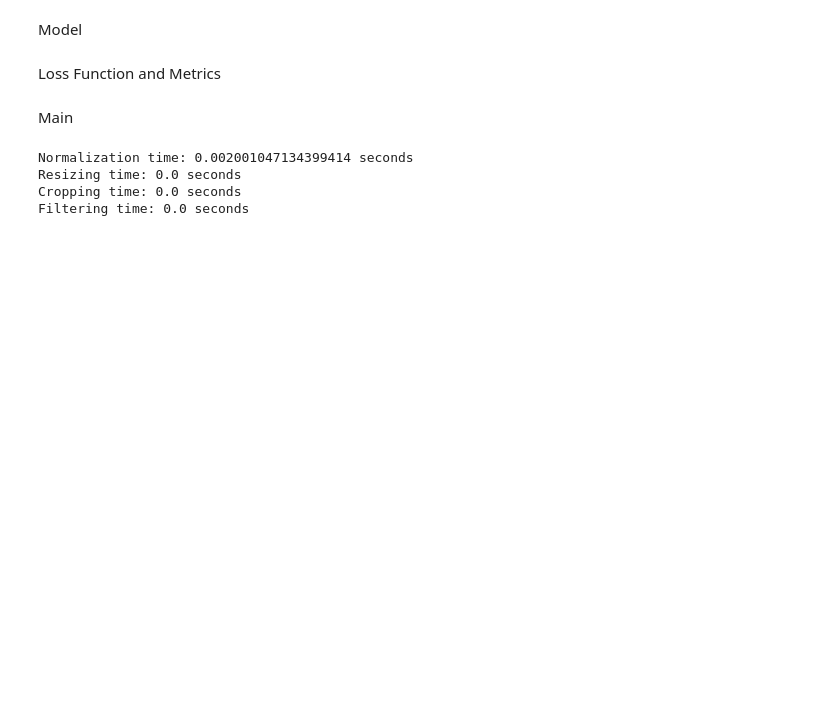
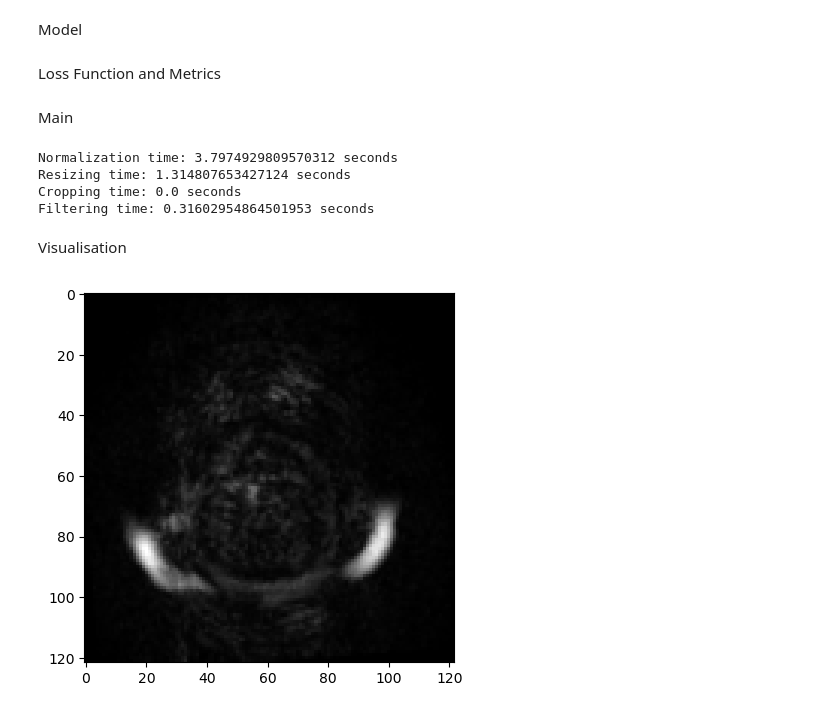
Before and after one commit to asif-jc/H-DenseUNet-CNN, a Jupyter notebook: H-DenseUNet.ipynb, the cells around one changed output. Drawn from its saved outputs; the diff is of its cells as text; code cells hidden in the pictures; blank space fills up the shorter version.

```diff
--- a/H-DenseUNet.ipynb
+++ b/H-DenseUNet.ipynb
@@ -67,6 +93,7 @@ def read_dicom_files(directory):
                 print(f"Skipping file: {filename}. It is not a valid DICOM file.")
     return dicom_files
 
+
 scans_path = 'D:/MRI - Tairawhiti'
 folders = ListFolders(scans_path)
 scan_pixel_data = []
@@ -78,3 +105,6 @@ for paitent in folders:
     for i in range (len(dicom_files)):
         single_scan_pixel_data.append(dicom_files[i].pixel_array)
     scan_pixel_data.append(single_scan_pixel_data)
+
+training_scans = flatten_2d_array(scan_pixel_data)
+training_scans = np.array(training_scans)
@@ -81,2 +119,12 @@ for paitent in folders:
+# %%
+# Create matplotlib grayscale plot within python
+def IndividualScanVisualisationGrayScalePlot(scan):
+    plt.imshow(scan, cmap='gray')
+    plt.show()
+
+# Creates scan visualisation as pop up in new window
+def IndividualScanVisualisation(scan):
+    plt.imshow(scan, cmap='gray')
+    plt.show()
 # %% [markdown]
 Preprocessing Phase
@@ -276,14 +341,14 @@ def dice_loss(y_true, y_pred):
 Main
 # %%
 # Preprocessing
-
-individual_preprocessed_image_scan = PreprocessingMRI(example_mri_scan)
-augmented_image_scan = ImageDataAugmentation(individual_preprocessed_image_scan, num_augmentations = 10)
-train, validation, test = SplitDataset(augmented_image_scan, train_pct = 0.7, val_pct = 0.2, test_pct = 0.1)
+individual_preprocessed_image_scan = PreprocessingMRI(training_scans, Normalization = True, Resizing = True, Cropping = True, Filtering = True)
+augmented_image_scan = ImageDataAugmentation(individual_preprocessed_image_scan[0], num_augmentations = 10)
+# augmented_image_scan = np.apply_along_axis(ImageDataAugmentation, axis=1, arr=individual_preprocessed_image_scan)
+# augmented_image_scan = ImageDataAugmentation(individual_preprocessed_image_scan, num_augmentations = 10)
+# train, validation, test = SplitDataset(augmented_image_scan, train_pct = 0.7, val_pct = 0.2, test_pct = 0.1)
 
 
 # Model Architecture
-
 # input_shape: Structure of input data and since we are using grayscale data
 # num_classes: Number of segmentation classes or categories (potentially requires tuning idk yet, but remains fixed for all layers)
 # 1 - Background: Represents the background or non-limb regions.
@@ -293,20 +358,24 @@ train, validation, test = SplitDataset(augmented_image_scan, train_pct = 0.7, va
 # 5 - Patella: Represents the kneecap.
 # 6 - Muscles: Represents the muscles of the lower limb.
 # 7 - Skin: Represents the skin covering the lower limb.
-model = H_DenseUNet(input_shape = (256, 256, 1), num_classes = 7)
+# model = H_DenseUNet(input_shape = (256, 256, 1), num_classes = 7)
 # H_DenseUNet(input_shape=(256,256,1), n_classes=2, n_filters=16, dropout_rate=0.2)
 
 
 # Loss Function and Metrics
-
-model.compile(optimizer='adam', loss=dice_loss, metrics=[dice_coefficient])
-
-
-
-
-# IndividualScanVisualisation(augmented_image_scan[0])
+# model.compile(optimizer='adam', loss=dice_loss, metrics=[dice_coefficient])
 # %% [output]
-Normalization time: 0.002001047134399414 seconds
-Resizing time: 0.0 seconds
+Normalization time: 3.7974929809570312 seconds
+Resizing time: 1.314807653427124 seconds
 Cropping time: 0.0 seconds
-Filtering time: 0.0 seconds
+Filtering time: 0.31602954864501953 seconds
+# %% [markdown]
+Visualisation
+# %%
+# New Window Visualisation
+# IndividualScanVisualisation(augmented_image_scan[0])
+
+# Matplotlib Grayscale Plot
+IndividualScanVisualisationGrayScalePlot(augmented_image_scan[0])
+# %% [output]
+[figure, added]
```
Also changed, not shown: parts of 16 cells of this notebook, 1 other file.
